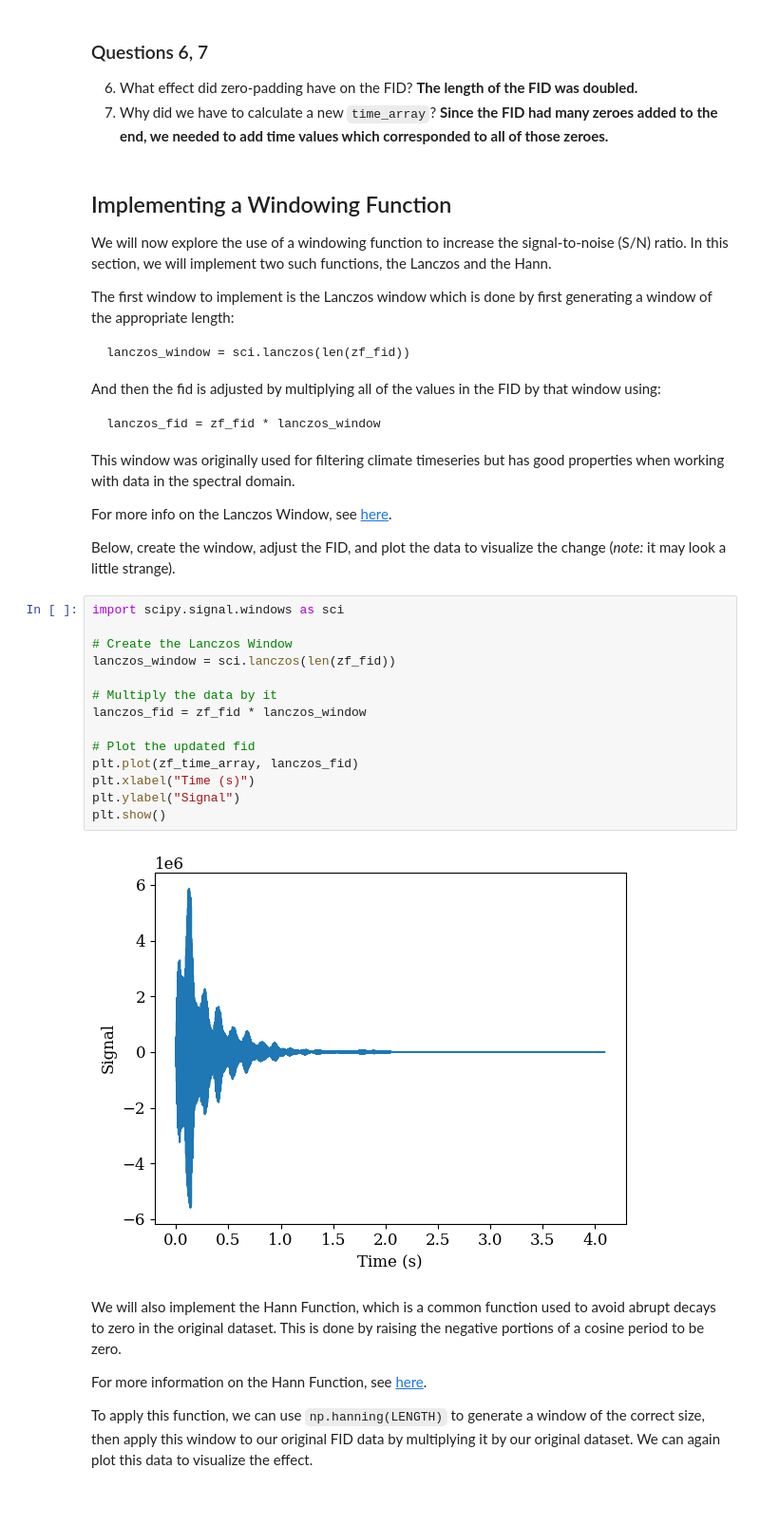
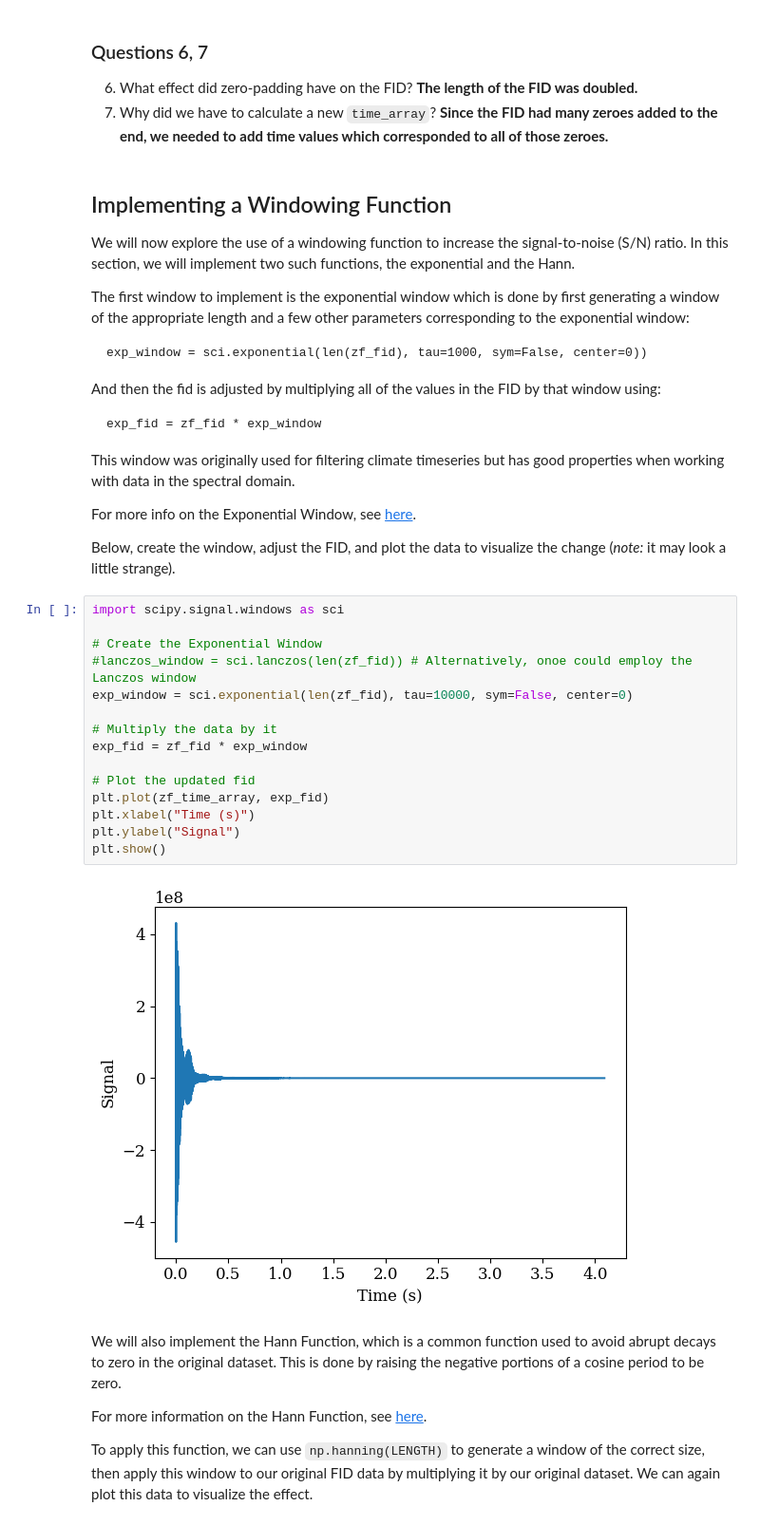
Before and after one commit to ajdominic/FourierTransforms, a Jupyter notebook: keys/Activity_3_Key.ipynb, the cells around one changed output. Shown: that part at 95% size. Saved outputs shown, nothing was run; the diff lists cells and outputs as text.

````diff
--- a/keys/Activity_3_Key.ipynb
+++ b/keys/Activity_3_Key.ipynb
@@ -218,37 +218,38 @@ plt.show()
 **Since the FID had many zeroes added to the end, we needed to add time values which corresponded to all of those zeroes.**
 # %% [markdown]
 ## Implementing a Windowing Function
-We will now explore the use of a windowing function to increase the signal-to-noise (S/N) ratio. In this section, we will implement two such functions, the Lanczos and the Hann.
+We will now explore the use of a windowing function to increase the signal-to-noise (S/N) ratio. In this section, we will implement two such functions, the exponential and the Hann.
 
-The first window to implement is the Lanczos window which is done by first generating a window of the appropriate length:
+The first window to implement is the exponential window which is done by first generating a window of the appropriate length and a few other parameters corresponding to the exponential window:
 ```
-lanczos_window = sci.lanczos(len(zf_fid))
+exp_window = sci.exponential(len(zf_fid), tau=1000, sym=False, center=0))
 ```
 And then the fid is adjusted by multiplying all of the values in the FID by that window using:
 ```
-lanczos_fid = zf_fid * lanczos_window
+exp_fid = zf_fid * exp_window
 ```
 This window was originally used for filtering climate timeseries but has good properties when working with data in the spectral domain.
 
-For more info on the Lanczos Window, see [here](https://en.wikipedia.org/wiki/Lanczos_resampling).
+For more info on the Exponential Window, see [here](https://en.wikipedia.org/wiki/Window_function).
 
 Below, create the window, adjust the FID, and plot the data to visualize the change (*note:* it may look a little strange).
 # %%
 import scipy.signal.windows as sci
 
-# Create the Lanczos Window
-lanczos_window = sci.lanczos(len(zf_fid))
+# Create the Exponential Window
+#lanczos_window = sci.lanczos(len(zf_fid)) # Alternatively, onoe could employ the Lanczos window
+exp_window = sci.exponential(len(zf_fid), tau=10000, sym=False, center=0)
 
 # Multiply the data by it
-lanczos_fid = zf_fid * lanczos_window
+exp_fid = zf_fid * exp_window
 
 # Plot the updated fid
-plt.plot(zf_time_array, lanczos_fid)
+plt.plot(zf_time_array, exp_fid)
 plt.xlabel("Time (s)")
 plt.ylabel("Signal")
 plt.show()
 # %% [output]
-[figure, old version]
+[figure, new version]
 # %% [markdown]
 We will also implement the Hann Function, which is a common function used to avoid abrupt decays to zero in the original dataset. This is done by raising the negative portions of a cosine period to be zero.
 
````
Also changed, not shown: parts of 12 cells of this notebook, 1 other file.
